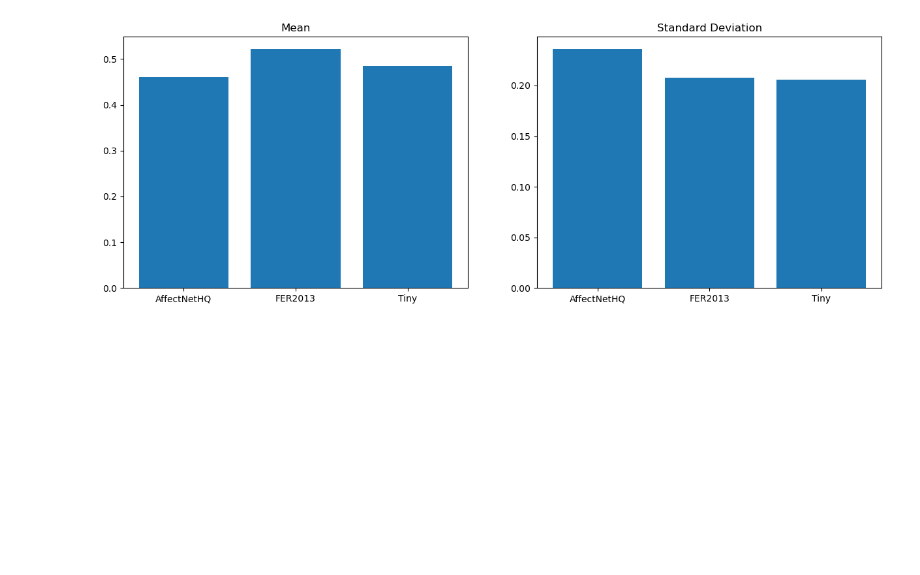
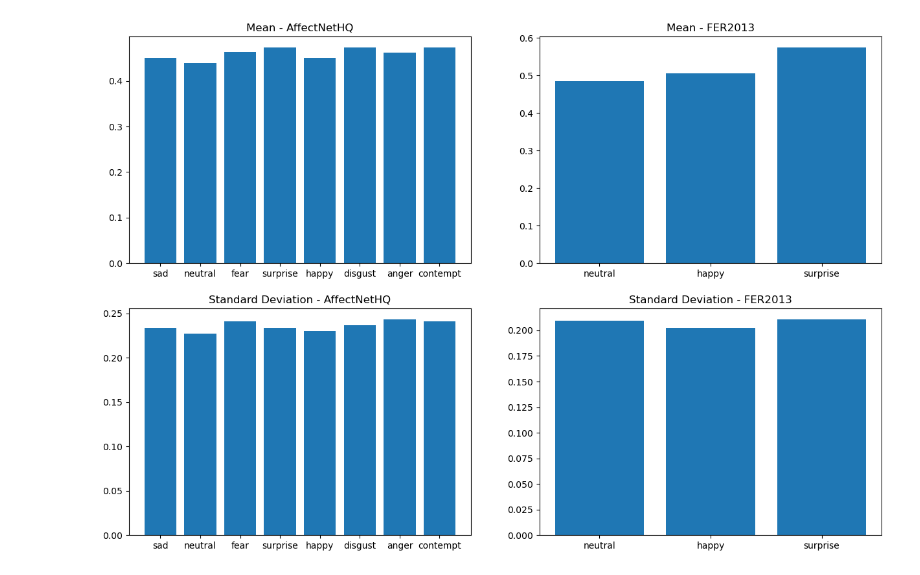
Before and after one commit to Devanshi1108/Facial-image-recognition, a Jupyter notebook: Mean and STD.ipynb, the cells around one changed output. Drawn from its saved outputs; the diff is of its cells as text; code cells hidden in the pictures; blank space fills up the shorter version.

Commit message:
Add files via upload
Mean and STD plot for FER and AffectNetHQ

```diff
--- a/Mean and STD.ipynb
+++ b/Mean and STD.ipynb
@@ -2,70 +2,75 @@
 import torch
 import torchvision.transforms as transforms
 import torchvision.datasets as datasets
 import numpy as np
 import matplotlib.pyplot as plt
 
 # Define transforms
 transform = transforms.Compose([
     transforms.Grayscale(),
     transforms.ToTensor()
 ])
 
 # Load datasets
-dataset1 = datasets.ImageFolder('/kaggle/input/finaldataset/Datasets/AffectNetHQ', transform=transform)
-dataset2 = datasets.ImageFolder('/kaggle/input/finaldataset/Datasets/FER2013', transform=transform)
-dataset3 = datasets.ImageFolder('/kaggle/input/finaldataset/Datasets/Tiny', transform=transform)
+dataset1 = datasets.ImageFolder('/kaggle/input/finaldataset/Datasets/AffectNetHQ/train', transform=transform)
+dataset2 = datasets.ImageFolder('/kaggle/input/finaldataset/Datasets/FER2013/train', transform=transform)
 
 # Define dataloaders
 dataloader1 = torch.utils.data.DataLoader(dataset1, batch_size=32, shuffle=True)
 dataloader2 = torch.utils.data.DataLoader(dataset2, batch_size=32, shuffle=True)
-dataloader3 = torch.utils.data.DataLoader(dataset3, batch_size=32, shuffle=True)
 
 # Calculate mean and standard deviation
-mean1, std1 = 0., 0.
-mean2, std2 = 0., 0.
-mean3, std3 = 0., 0.
-n1, n2, n3 = 0, 0, 0
+mean1, std1 = {}, {}
+mean2, std2 = {}, {}
+n1, n2 = {}, {}
 
-for data, _ in dataloader1:
-    batch_samples = data.size(0)
-    data = data.view(batch_samples, data.size(1), -1)
-    mean1 += data.mean(2).sum(0)
-    std1 += data.std(2).sum(0)
-    n1 += batch_samples
+for data, target in dataloader1:
+    for i in range(data.size(0)):
+        class_name = dataset1.classes[target[i]]
+        if class_name not in mean1:
+            mean1[class_name], std1[class_name] = 0., 0.
+            n1[class_name] = 0
+        batch_samples = data.size(0)
+        data = data.view(batch_samples, data.size(1), -1)
+        mean1[class_name] += data[i].mean()
+        std1[class_name] += data[i].std()
+        n1[class_name] += 1
 
-for data, _ in dataloader2:
-    batch_samples = data.size(0)
-    data = data.view(batch_samples, data.size(1), -1)
-    mean2 += data.mean(2).sum(0)
-    std2 += data.std(2).sum(0)
-    n2 += batch_samples
+for data, target in dataloader2:
+    for i in range(data.size(0)):
+        class_name = dataset2.classes[target[i]]
+        if class_name not in mean2:
+            mean2[class_name], std2[class_name] = 0., 0.
+            n2[class_name] = 0
+        batch_samples = data.size(0)
+        data = data.view(batch_samples, data.size(1), -1)
+        mean2[class_name] += data[i].mean()
+        std2[class_name] += data[i].std()
+        n2[class_name] += 1
 
-for data, _ in dataloader3:
-    batch_samples = data.size(0)
-    data = data.view(batch_samples, data.size(1), -1)
-    mean3 += data.mean(2).sum(0)
-    std3 += data.std(2).sum(0)
-    n3 += batch_samples
+for class_name in mean1:
+    mean1[class_name] /= n1[class_name]
+    std1[class_name] /= n1[class_name]
 
-mean1 /= n1
-std1 /= n1
-
-mean2 /= n2
-std2 /= n2
-
-mean3 /= n3
-std3 /= n3
+for class_name in mean2:
+    mean2[class_name] /= n2[class_name]
+    std2[class_name] /= n2[class_name]
 
 # Plot mean and standard deviation
-fig, axs = plt.subplots(1, 2, figsize=(15, 5))
+fig, axs = plt.subplots(2, 2, figsize=(15, 10))
 
-axs[0].bar(['AffectNetHQ', 'FER2013', 'Tiny'], [mean1.item(), mean2.item(), mean3.item()])
-axs[0].set_title('Mean')
+axs[0, 0].bar(mean1.keys(), mean1.values())
+axs[0, 0].set_title('Mean - AffectNetHQ')
 
-axs[1].bar(['AffectNetHQ', 'FER2013', 'Tiny'], [std1.item(), std2.item(), std3.item()])
-axs[1].set_title('Standard Deviation')
+axs[0, 1].bar(mean2.keys(), mean2.values())
+axs[0, 1].set_title('Mean - FER2013')
+
+axs[1, 0].bar(std1.keys(), std1.values())
+axs[1, 0].set_title('Standard Deviation - AffectNetHQ')
+
+axs[1, 1].bar(std2.keys(), std2.values())
+axs[1, 1].set_title('Standard Deviation - FER2013')
 
 plt.show()
 # %% [output]
-[figure, old version]
+[figure, new version]
```
